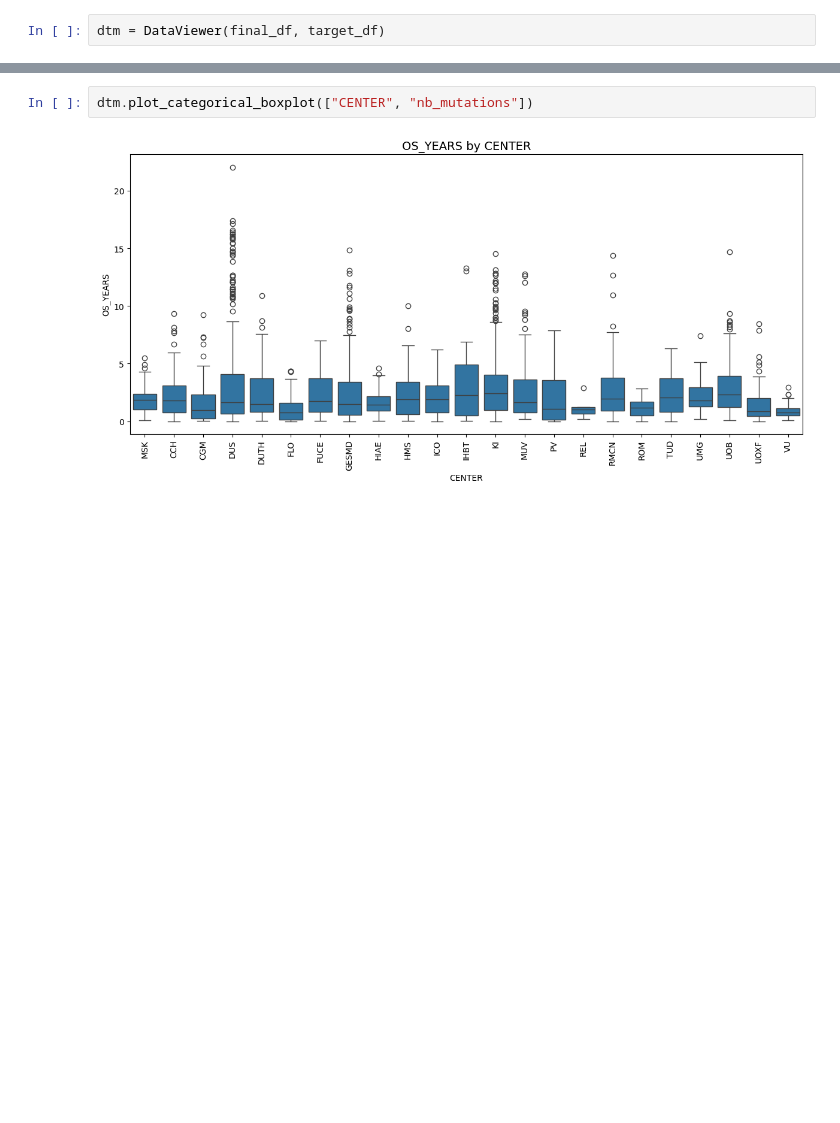
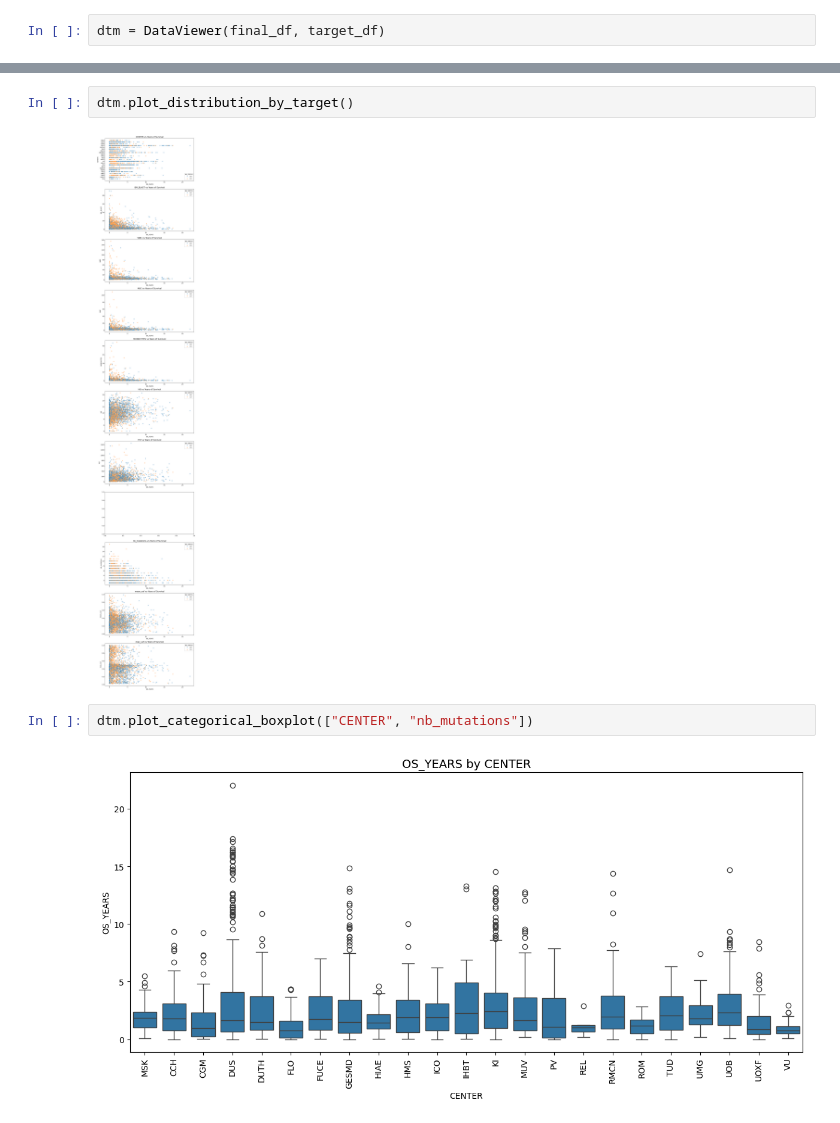
Before and after one commit to od121212/Leukemia-Survival-Rate, a Jupyter notebook: Sandbox.ipynb, the cells around one changed output, grey strips where cells are left out. Saved outputs shown, nothing was run; the diff lists cells and outputs as text; blank space fills up the shorter version.

```diff
--- a/Sandbox.ipynb
+++ b/Sandbox.ipynb
@@ -69,3 +141,7 @@ dtm.stats_analysis()
+# %%
+dtm.plot_distribution_by_target()
+# %% [output]
+[figure, added]
 # %%
 dtm.plot_categorical_boxplot(["CENTER", "nb_mutations"])
 # %% [output]
```
Also changed, not shown: parts of 6 cells of this notebook, 2 other files.
